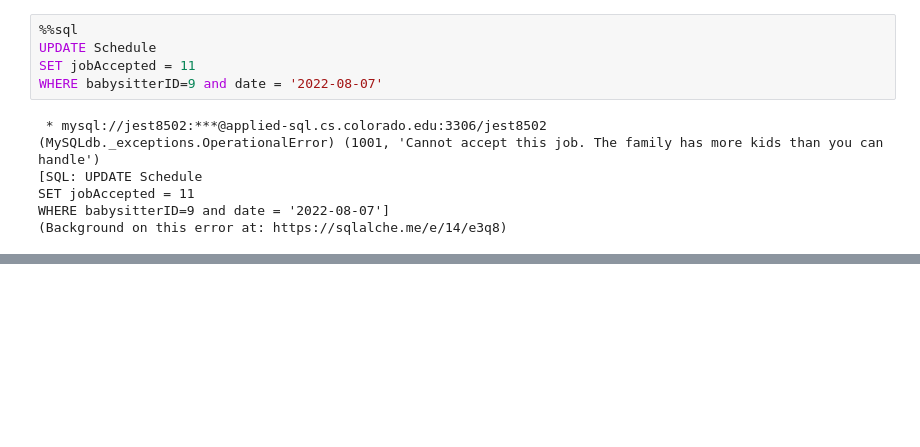
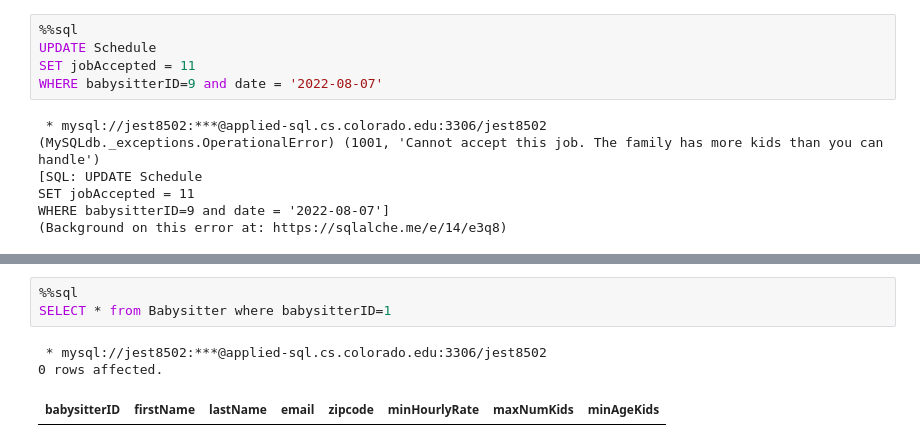
Before and after one commit to jhsmith22/babysitterDB, a Jupyter notebook: babysitterDatabase.ipynb, the cells around one changed output, grey strips where cells are left out. Drawn from its saved outputs; the diff is of its cells as text; blank space fills up the shorter version.

```diff
--- a/babysitterDatabase.ipynb
+++ b/babysitterDatabase.ipynb
@@ -626,0 +876,7 @@ IntegrityError: (MySQLdb._exceptions.IntegrityError) (1451, 'Cannot delete or up
+# %%
+%%sql
+SELECT * from Babysitter where babysitterID=1
+# %% [output]
+ * mysql://jest8502:***@applied-sql.cs.colorado.edu:3306/jest8502
+0 rows affected.
+| babysitterID | firstName | lastName | email | zipcode | minHourlyRate | maxNumKids | minAgeKids |
```
Also changed, not shown: parts of 96 cells of this notebook.
